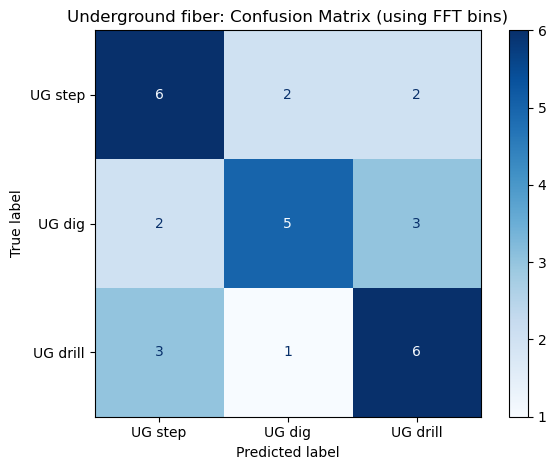
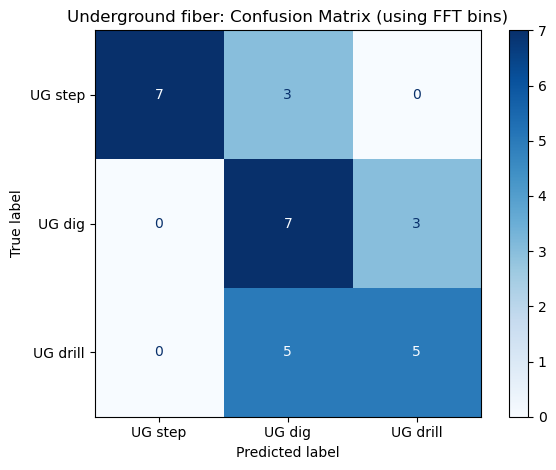
Unified diff of the notebook cell whose output changed from the first chart to the second:
--- before
+++ after
@@ -18,5 +18,5 @@
 plt.title("Underground fiber: Confusion Matrix (using FFT bins)")
 plt.tight_layout()
-plt.savefig("confusion_matrix_UG5.png", dpi=150)
+#plt.savefig("confusion_matrix_UG5.png", dpi=150)
 plt.show()
 
@@ -29,4 +29,4 @@
 plt.title("Underground fiber: Feature importance — which frequency bins matter most")
 plt.tight_layout()
-plt.savefig("feature_importance_UG5.png", dpi=150)
+#plt.savefig("feature_importance_UG5.png", dpi=150)
 plt.show()

Commit: spec